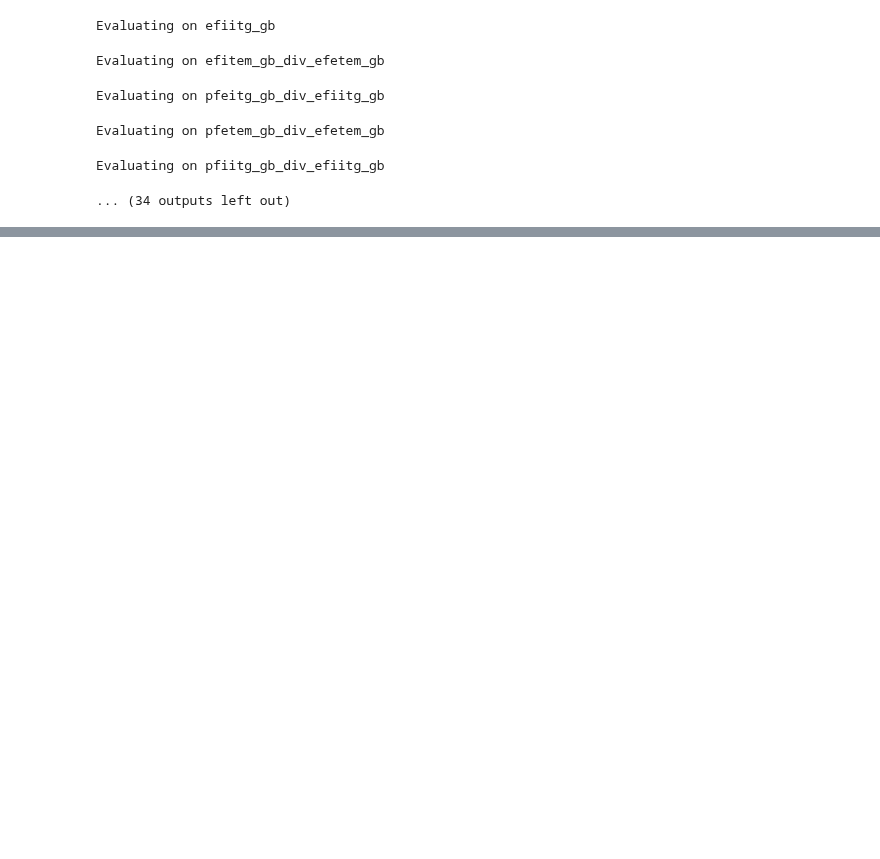
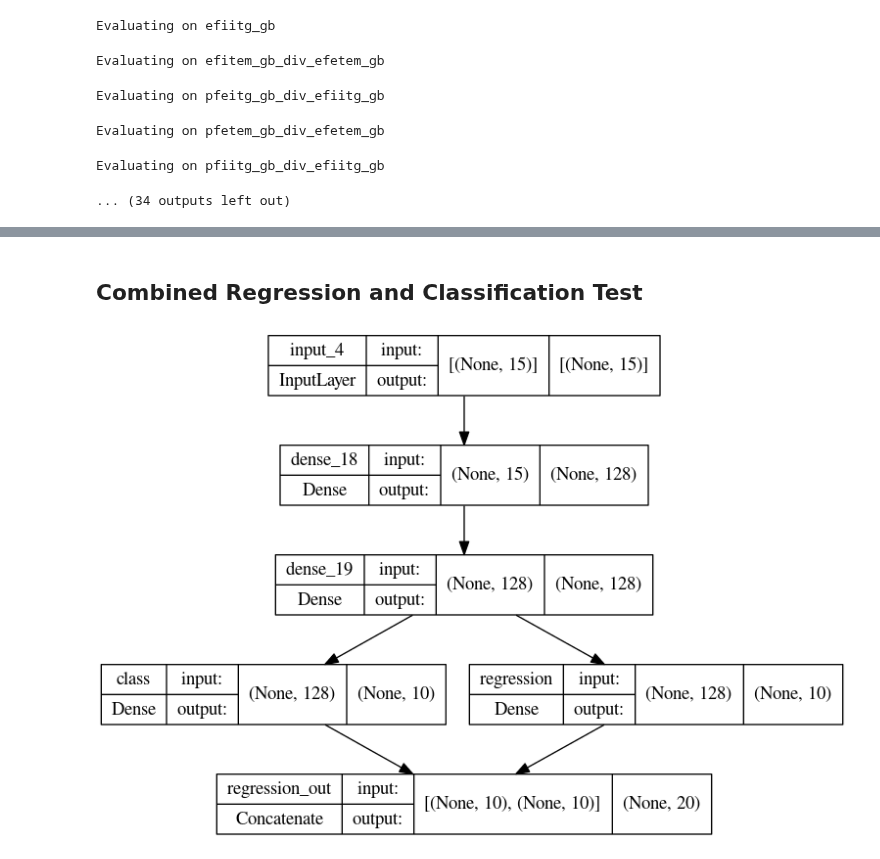
Before and after one commit to zcapjdb/UKAEAGroupProject, a Jupyter notebook: src/notebooks/RegressionOutputs.ipynb, the cells around one changed output, grey strips where cells are left out. Drawn from its saved outputs; the diff is of its cells as text; code cells hidden in the pictures; blank space fills up the shorter version.

Commit message:
running notebooks on recent outputs

```diff
--- a/src/notebooks/RegressionOutputs.ipynb
+++ b/src/notebooks/RegressionOutputs.ipynb
@@ -334,0 +289,2 @@ class QLKNN(pl.LightningModule):
+# %% [markdown]
+## Combined Regression and Classification Test
@@ -334,0 +387,24 @@ class QLKNN(pl.LightningModule):
+# %%
+# model = tf.keras.Model(inputs = inputs, outputs = [class_out, regression_out])
+
+# model.compile(
+#     optimizer = 'adam',
+#     loss = [
+#         classification_loss,
+#         regression_loss,
+#     ],
+#     loss_weights=[1.0, 1.0],
+#     run_eagerly=True
+# )
+
+model = tf.keras.Model(inputs = inputs, outputs = regression_out)
+
+model.compile(
+    optimizer = 'adam',
+    loss = regression_loss,
+    run_eagerly=True
+)
+
+tf.keras.utils.plot_model(model, show_shapes=True)
+# %% [output]
+[figure, added]
```
Also changed, not shown: parts of 24 cells of this notebook, 5 other files.
